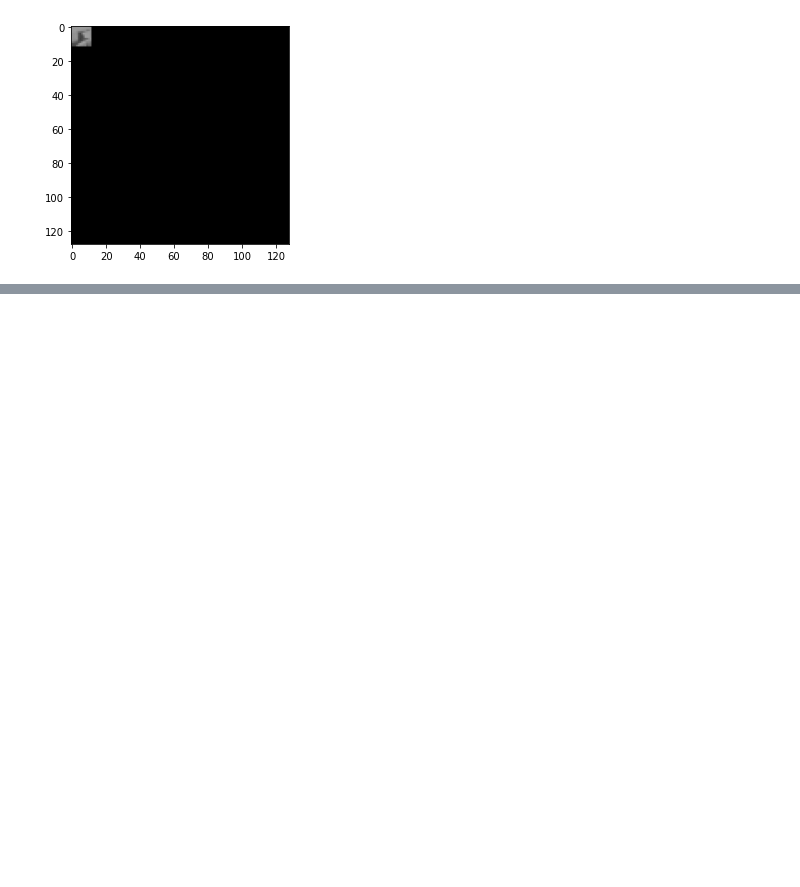
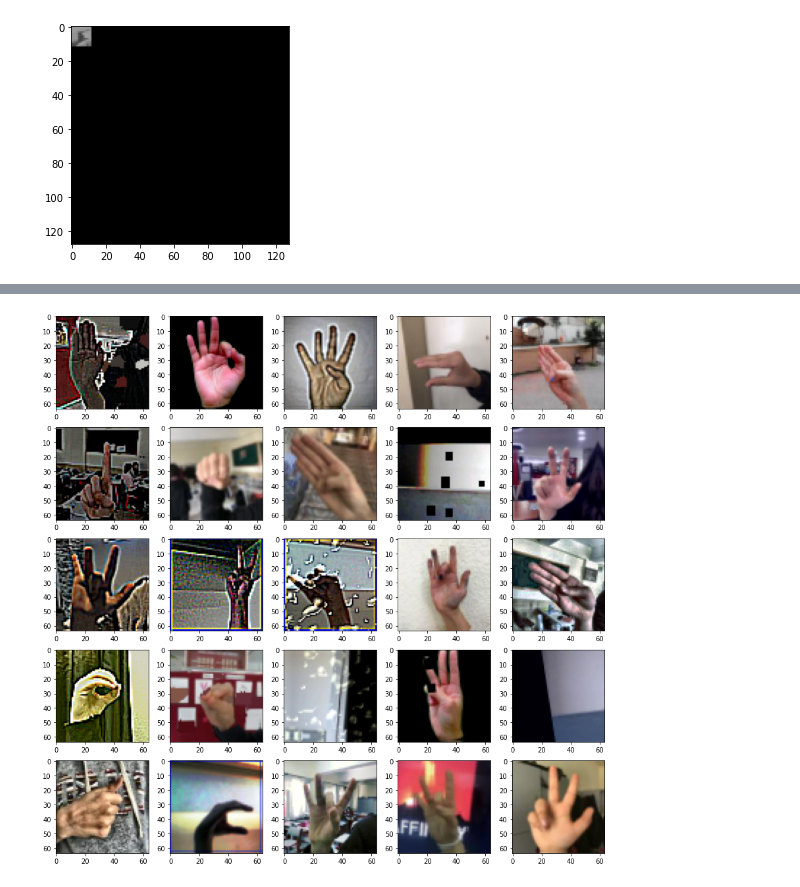
Before and after one commit to farbere/Runarljod, a Jupyter notebook: hand_processing.ipynb, the cells around one changed output, grey strips where cells are left out. Drawn from its saved outputs; the diff is of its cells as text; code cells hidden in the pictures; blank space fills up the shorter version.

```diff
--- a/hand_processing.ipynb
+++ b/hand_processing.ipynb
@@ -430,5 +487,5 @@ for key in splits:
 # %%
-# path = "datasets/"
+path = "datasets/"
 for key in splits:
-    np.save(path + key + "_img.npy", images[key])
-    np.save(path + key + "_lbl.npy", sign_labels[key])
+    np.save(path + key + "_img_64.npy", images[key])
+    np.save(path + key + "_lbl_64.npy", sign_labels[key])
@@ -434,0 +498,13 @@ for key in splits:
+# %%
+imgs = {}
+for key in splits:
+    imgs[key] = np.load("datasets/" + key + "_img_64.npy")
+# %%
+# augmentation w/ Scharr derivatives
+for key in splits:
+    Scharr_x = np.zeros_like(imgs[key], dtype='uint8')
+    Scharr_y = np.zeros_like(imgs[key], dtype='uint8')
+    for j in range(0, len(imgs[key])):
+        Scharr_x[j] = cv.Scharr(imgs[key][j], -1, 1, 0)
+        Scharr_y[j] = cv.Scharr(imgs[key][j], -1, 0, 1)
+    imgs[key] = np.concatenate([imgs[key], Scharr_x, Scharr_y], axis=3)
@@ -434,0 +527,27 @@ for key in splits:
+# %%
+# apply two transforms, chosen randomly from a number of sublists
+synth = al.SomeOf([al.OneOf([al.Rotate(limit=10),
+                              al.ShiftScaleRotate(shift_limit=0.0625, scale_limit=0.2, rotate_limit=5)]),
+                    al.OneOf([al.RandomBrightnessContrast(brightness_limit=0.3, contrast_limit=0.4),
+                              al.RandomToneCurve(),
+                              al.Equalize()]),
+                    al.OneOf([al.Sharpen(alpha=(0.5, 1)),
+                                al.CLAHE(),
+                                al.Emboss(alpha=(0.5,1), strength=(0.5,1))]),
+                    al.FancyPCA(alpha=0.5),
+                    al.OneOf([al.CoarseDropout(max_holes=8, max_height=8, max_width=8,
+                                                min_holes=4, min_height=4, min_width=4,
+                                                fill_value=0),
+                              al.Spatter(mode='rain', intensity=.6, cutout_threshold=0.68),
+                              al.Superpixels(p_replace=0.15)]),
+                    al.OneOf([al.GridDistortion(num_steps=5, distort_limit=0.1),
+                             al.OpticalDistortion(distort_limit=0.1, shift_limit=0.1)])],
+                  n=2, replace=False)
+# %%
+length = len(images['train'])
+plt.figure(figsize=(15,15))
+for j in range(1,26):
+    img = synth(image=images['train'][rng.integers(0,length)])['image']
+    plt.subplot(5,5,j), plt.imshow(img)
+# %% [output]
+[figure, added]
```
Also changed, not shown: parts of 33 cells of this notebook, 5 other files.
